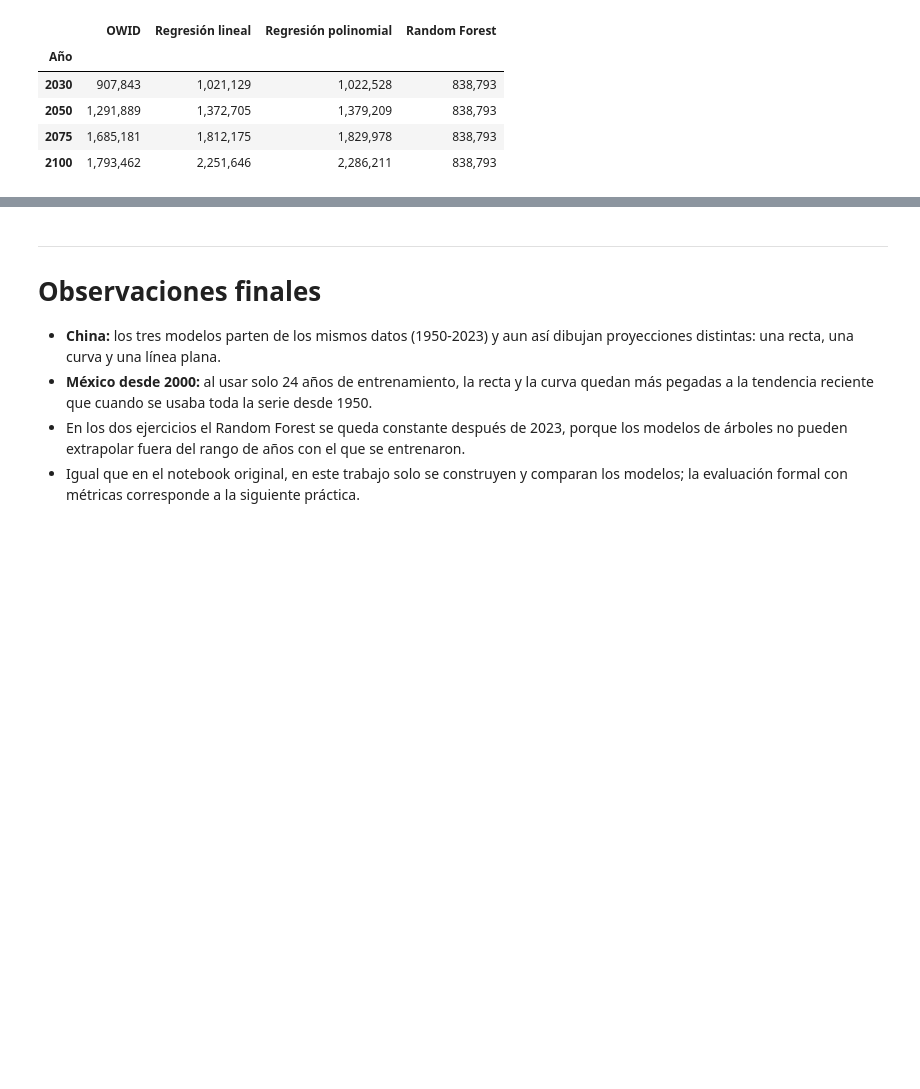
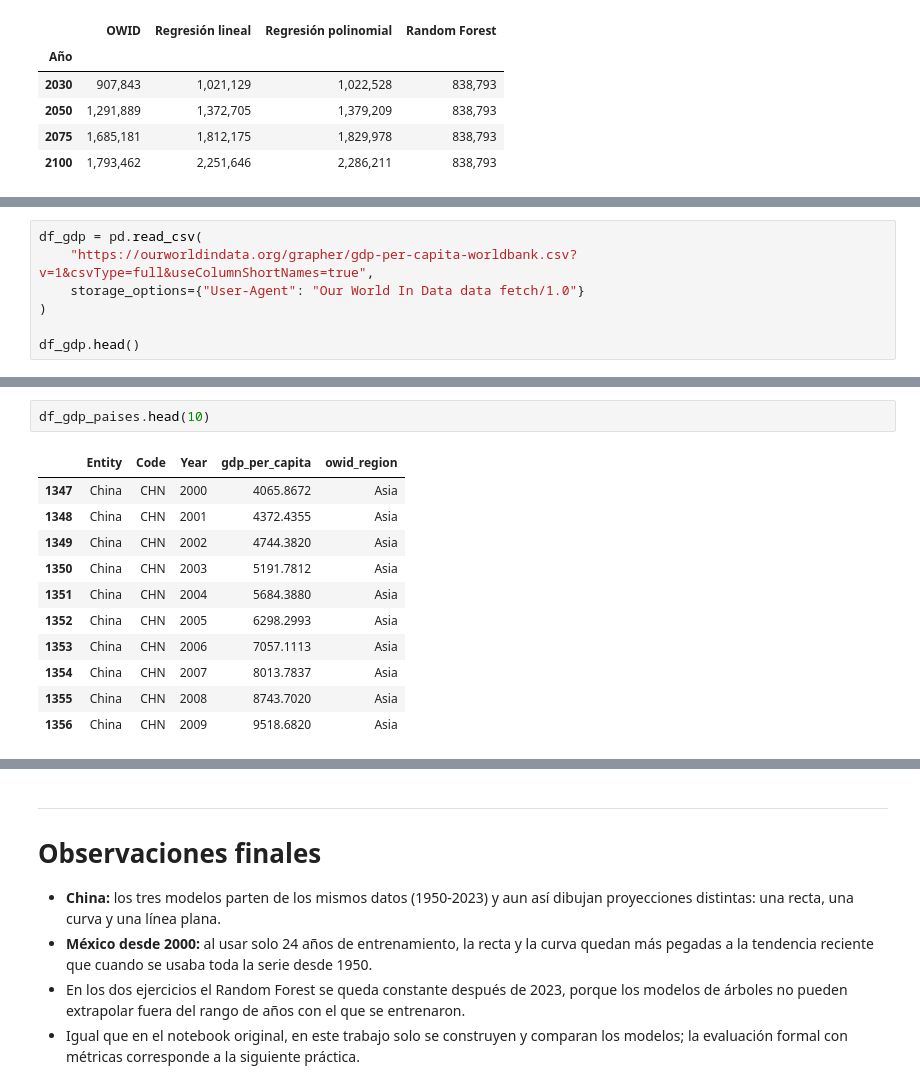
Before and after one commit to dgael-22/big--data, a Jupyter notebook: primera/U3_1_modelos_ml/notebooks/U3_2_ejercicios_china_mexico.ipynb, the cells around one changed output, grey strips where cells are left out. Saved outputs shown, nothing was run; the diff lists cells and outputs as text; blank space fills up the shorter version.

```diff
--- a/primera/U3_1_modelos_ml/notebooks/U3_2_ejercicios_china_mexico.ipynb
+++ b/primera/U3_1_modelos_ml/notebooks/U3_2_ejercicios_china_mexico.ipynb
@@ -1085,0 +1147,7 @@ MÉXICO (datos desde 2000) - DEFUNCIONES
+# %%
+df_gdp = pd.read_csv(
+    "https://ourworldindata.org/grapher/gdp-per-capita-worldbank.csv?v=1&csvType=full&useColumnShortNames=true",
+    storage_options={"User-Agent": "Our World In Data data fetch/1.0"}
+)
+
+df_gdp.head()
@@ -1085,0 +1229,14 @@ MÉXICO (datos desde 2000) - DEFUNCIONES
+# %%
+df_gdp_paises.head(10)
+# %% [output]
+|  | Entity | Code | Year | gdp_per_capita | owid_region |
+| 1347 | China | CHN | 2000 | 4065.8672 | Asia |
+| 1348 | China | CHN | 2001 | 4372.4355 | Asia |
+| 1349 | China | CHN | 2002 | 4744.3820 | Asia |
+| 1350 | China | CHN | 2003 | 5191.7812 | Asia |
+| 1351 | China | CHN | 2004 | 5684.3880 | Asia |
+| 1352 | China | CHN | 2005 | 6298.2993 | Asia |
+| 1353 | China | CHN | 2006 | 7057.1113 | Asia |
+| 1354 | China | CHN | 2007 | 8013.7837 | Asia |
+| 1355 | China | CHN | 2008 | 8743.7020 | Asia |
+| 1356 | China | CHN | 2009 | 9518.6820 | Asia |
```
Also changed, not shown: parts of 14 cells of this notebook, 1 other file.
